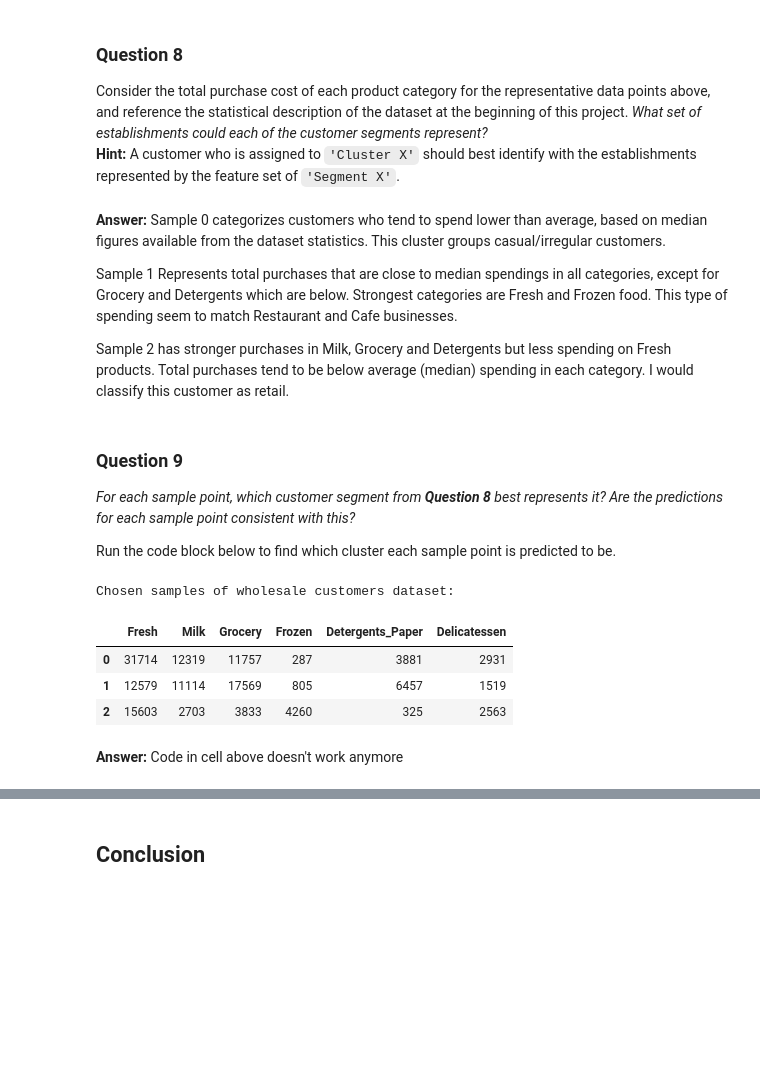
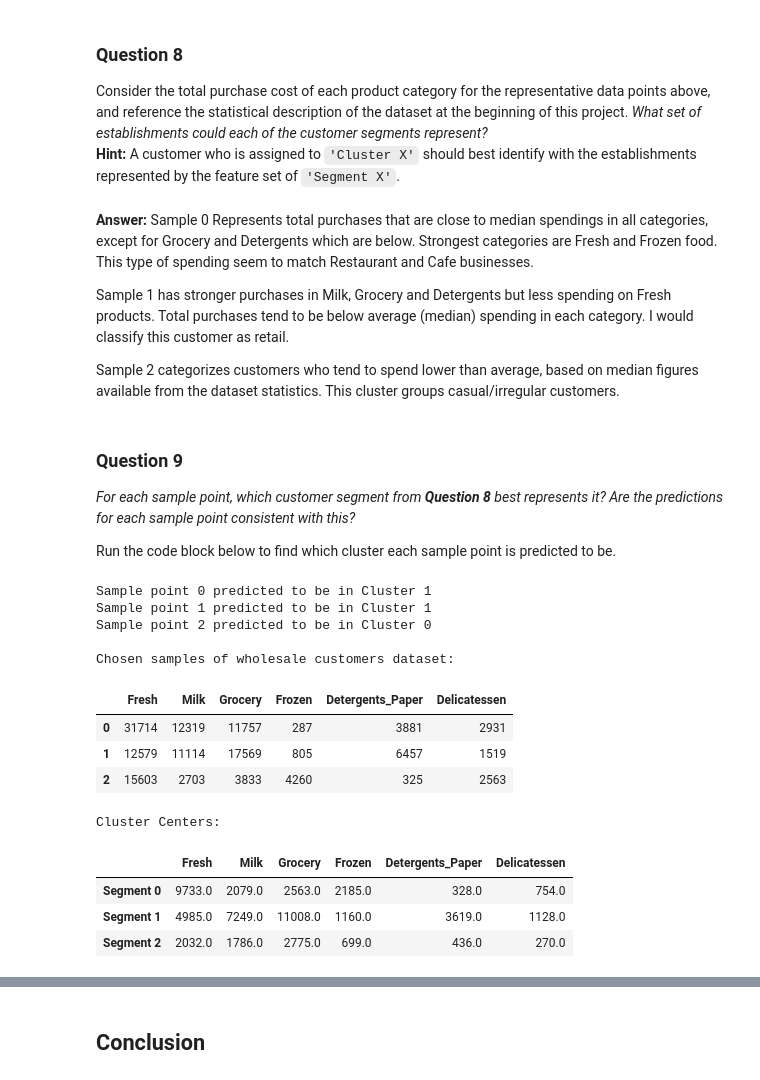
Before and after one commit to Vaultica/Projects, a Jupyter notebook: machine-learning/projects/customer_segments/customer_segments.ipynb, the cells around one changed output, grey strips where cells are left out. Cells and saved outputs as stored; diff of their text form; code cells hidden in the pictures; blank space fills up the shorter version.

```diff
--- a/machine-learning/projects/customer_segments/customer_segments.ipynb
+++ b/machine-learning/projects/customer_segments/customer_segments.ipynb
@@ -547,11 +557,11 @@ Consider the total purchase cost of each product category for the representative
 **Hint:** A customer who is assigned to `'Cluster X'` should best identify with the establishments represented by the feature set of `'Segment X'`.
 # %% [markdown]
 **Answer:**
-Sample 0 categorizes customers who tend to spend lower than average, based on median figures available from the dataset statistics. This cluster groups casual/irregular customers.
+Sample 0 Represents total purchases that are close to median spendings in all categories, except for Grocery and Detergents which are below. Strongest categories are Fresh and Frozen food. This type of spending seem to match Restaurant and Cafe businesses.
 
-Sample 1 Represents total purchases that are close to median spendings in all categories, except for Grocery and Detergents which are below. Strongest categories are Fresh and Frozen food. This type of spending seem to match Restaurant and Cafe businesses.
+Sample 1 has stronger purchases in Milk, Grocery and Detergents but less spending on Fresh products. Total purchases tend to be below average (median) spending in each category. I would classify this customer as retail.
 
-Sample 2 has stronger purchases in Milk, Grocery and Detergents but less spending on Fresh products. Total purchases tend to be below average (median) spending in each category. I would classify this customer as retail.
+Sample 2 categorizes customers who tend to spend lower than average, based on median figures available from the dataset statistics. This cluster groups casual/irregular customers.
 # %% [markdown]
 ### Question 9
 *For each sample point, which customer segment from* ***Question 8*** *best represents it? Are the predictions for each sample point consistent with this?*
@@ -560,17 +570,26 @@ Run the code block below to find which cluster each sample point is predicted to
 # %%
 # Display the predictions
 for i, pred in enumerate(sample_preds):
-    if i in indices:
-        print "Sample point", i, "predicted to be in Cluster", pred
+    print "Sample point", i, "predicted to be in Cluster", pred
 
 samples = pd.DataFrame(data.loc[indices], columns = data.keys()).reset_index(drop = True)
 print "\nChosen samples of wholesale customers dataset:"
 display(samples)
+
+print "\nCluster Centers:"
+display(true_centers)
 # %% [output]
+Sample point 0 predicted to be in Cluster 1
+Sample point 1 predicted to be in Cluster 1
+Sample point 2 predicted to be in Cluster 0
+
 Chosen samples of wholesale customers dataset:
 |  | Fresh | Milk | Grocery | Frozen | Detergents_Paper | Delicatessen |
 | 0 | 31714 | 12319 | 11757 | 287 | 3881 | 2931 |
 | 1 | 12579 | 11114 | 17569 | 805 | 6457 | 1519 |
 | 2 | 15603 | 2703 | 3833 | 4260 | 325 | 2563 |
+Cluster Centers:
+|  | Fresh | Milk | Grocery | Frozen | Detergents_Paper | Delicatessen |
+| Segment 0 | 9733.0 | 2079.0 | 2563.0 | 2185.0 | 328.0 | 754.0 |
+| Segment 1 | 4985.0 | 7249.0 | 11008.0 | 1160.0 | 3619.0 | 1128.0 |
+| Segment 2 | 2032.0 | 1786.0 | 2775.0 | 699.0 | 436.0 | 270.0 |
-# %% [markdown]
-**Answer:** Code in cell above doesn't work anymore
```
Also changed, not shown: parts of 15 cells of this notebook.
